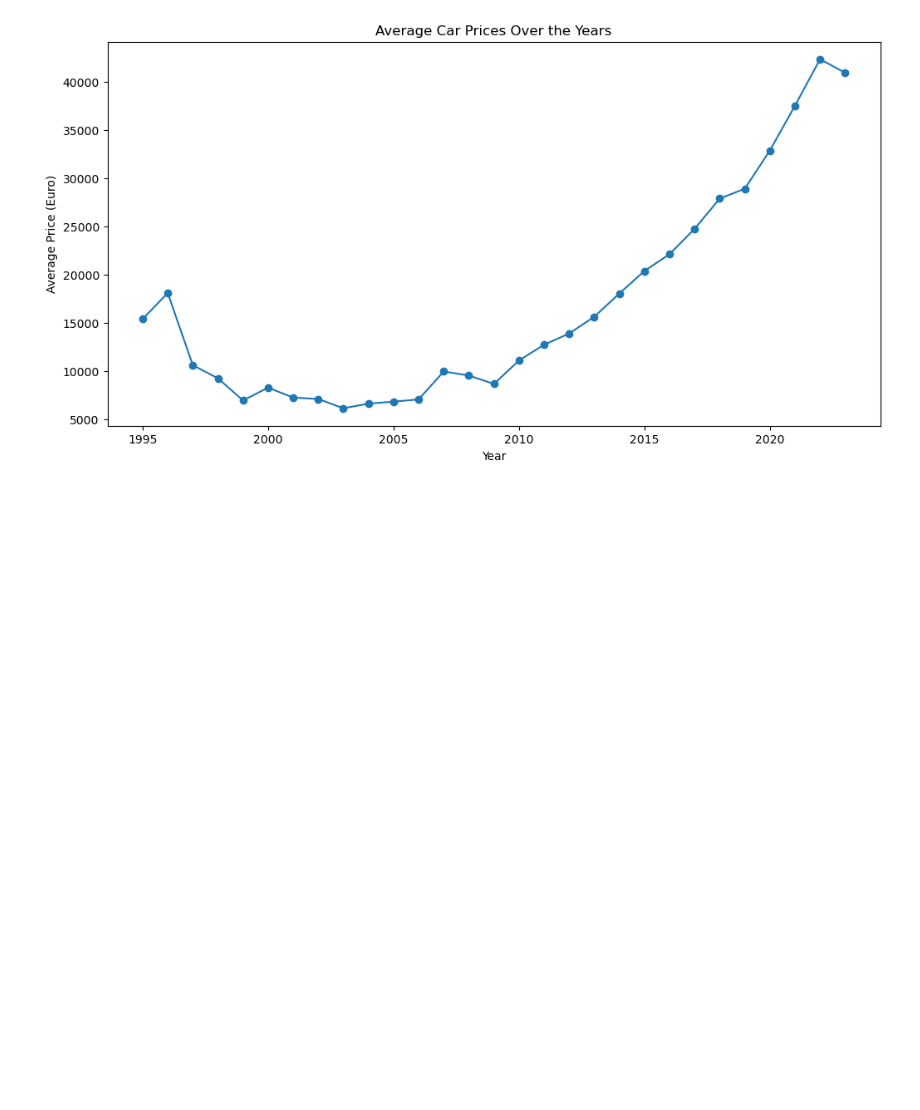
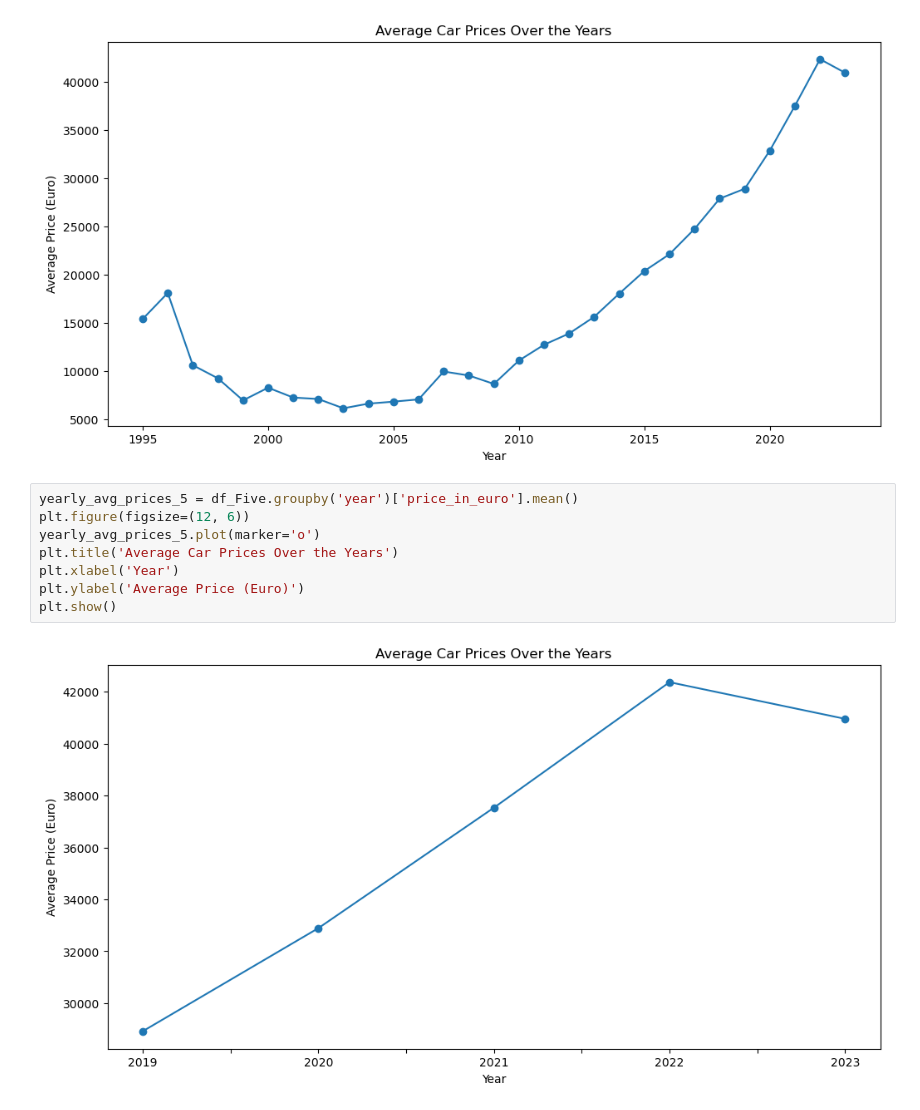
Before and after one commit to AADHIP09/EDA_Project_1_Group_5, a Jupyter notebook: Question1_Price_Year_trend.ipynb, the cells around one changed output. Saved outputs shown, nothing was run; the diff lists cells and outputs as text; blank space fills up the shorter version.

```diff
--- a/Question1_Price_Year_trend.ipynb
+++ b/Question1_Price_Year_trend.ipynb
@@ -76,3 +78,13 @@ plt.ylabel('Average Price (Euro)')
 plt.show()
 # %% [output]
 [figure]
+# %%
+yearly_avg_prices_5 = df_Five.groupby('year')['price_in_euro'].mean()
+plt.figure(figsize=(12, 6))
+yearly_avg_prices_5.plot(marker='o')
+plt.title('Average Car Prices Over the Years')
+plt.xlabel('Year')
+plt.ylabel('Average Price (Euro)')
+plt.show()
+# %% [output]
+[figure, added]
```
Also changed, not shown: parts of 5 cells of this notebook.
